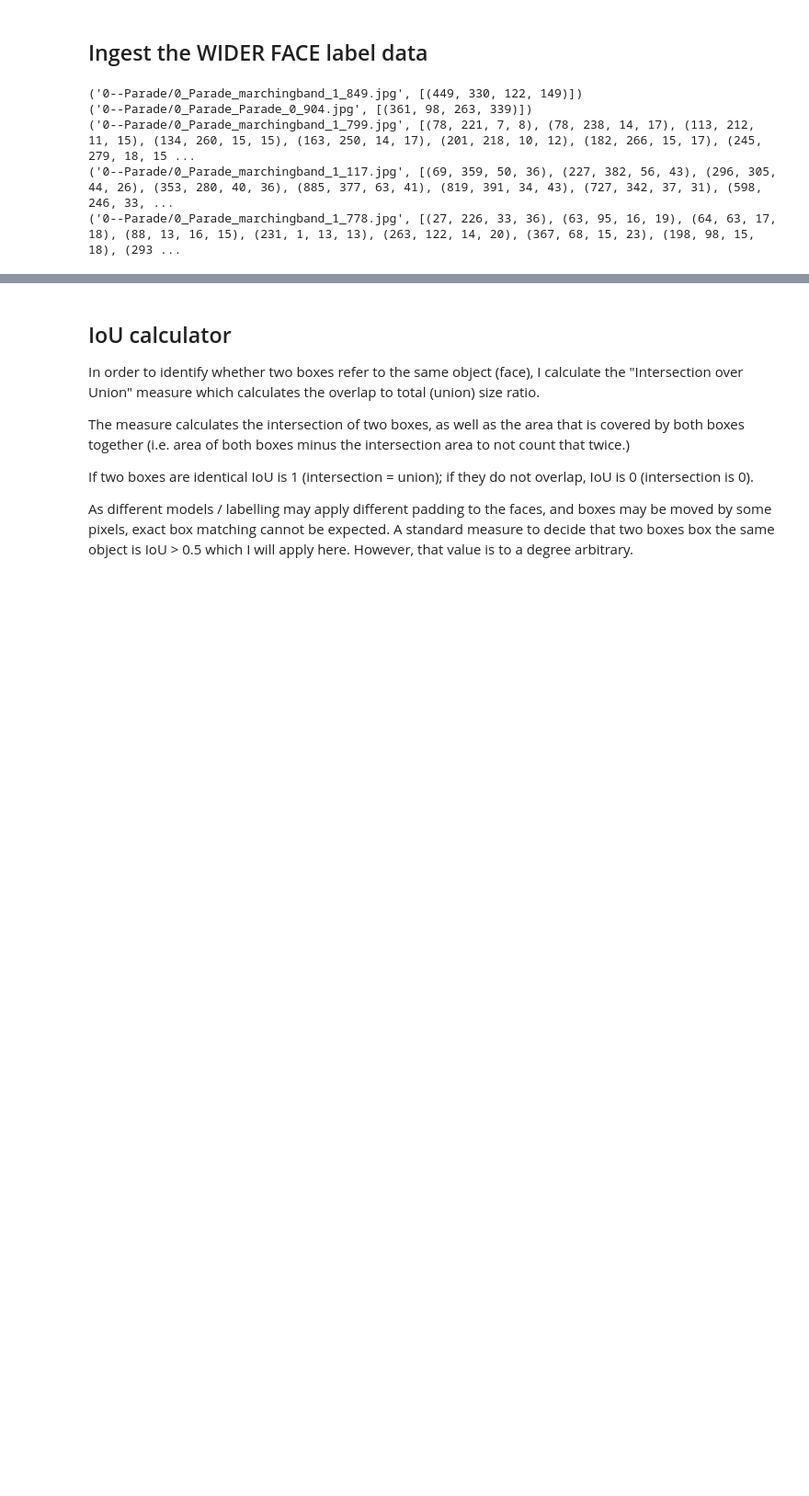
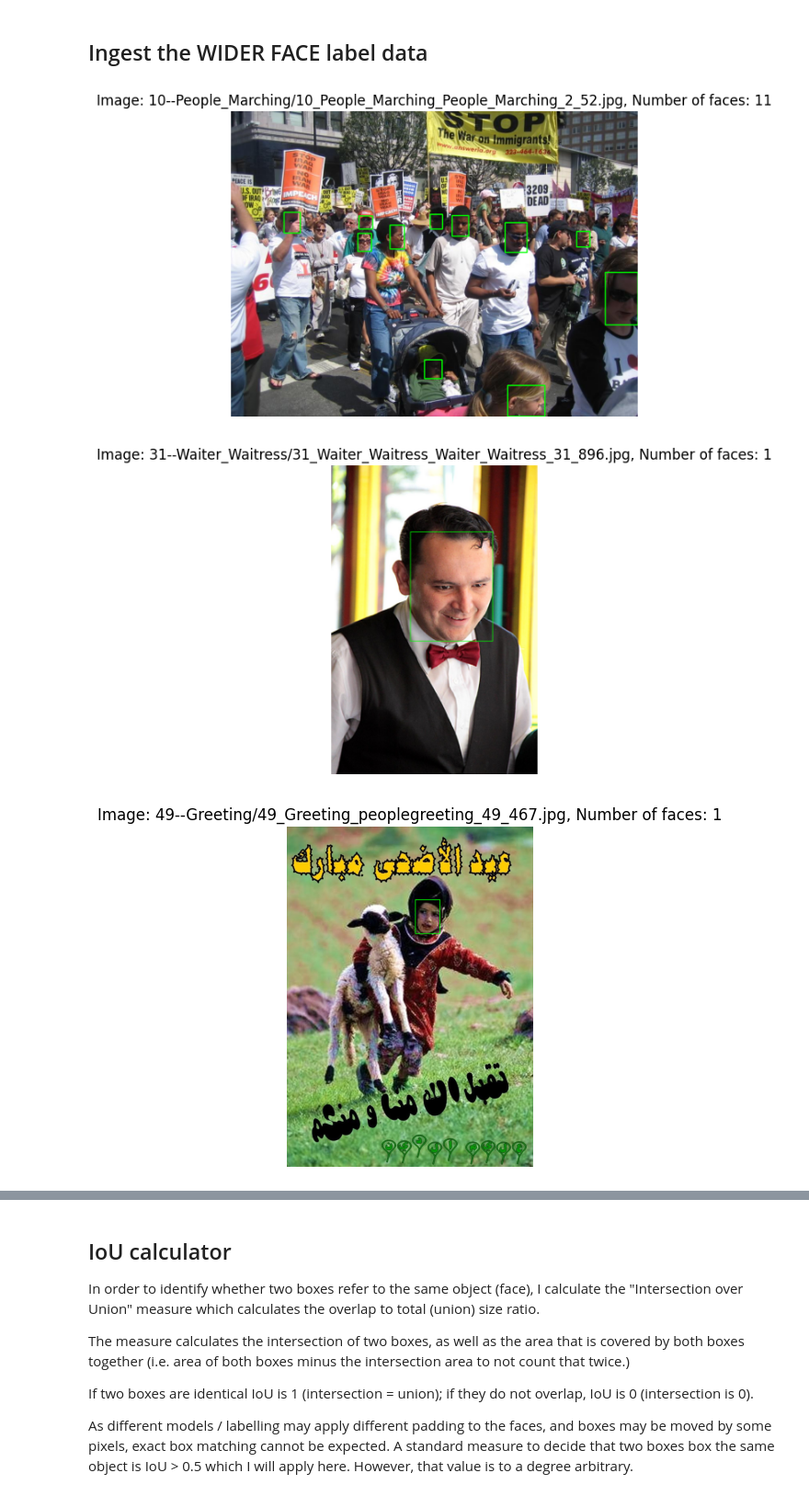
Before and after one commit to SailorJens/CV_Uni_Module, a Jupyter notebook: Final_Assessment_JensSegler.ipynb, the cells around one changed output, grey strips where cells are left out. Shown at 92% size. Drawn from its saved outputs; the diff is of its cells as text; code cells hidden in the pictures; blank space fills up the shorter version.

```diff
--- a/Final_Assessment_JensSegler.ipynb
+++ b/Final_Assessment_JensSegler.ipynb
@@ -20,10 +20,13 @@ I will measure the quality of the approaches with the WIDER FACE dataset.
 # - There are additional values on each box line, but we will ignore them for this task.
 # - An image with 0 faces is followed by one row of 0 0 0 0
 
-images = []
 
-path_to_file = "data/wider_face_split/wider_face_train_bbx_gt.txt"
-with open(path_to_file, "r") as f:
+PATH_TO_FILE = "data/wider_face_split/wider_face_train_bbx_gt.txt"
+MIN_FACE_SIZE = 30  # Minimum width and height of faces to consider
+
+image_data = []
+
+with open(PATH_TO_FILE, "r") as f:
     line = f.readline()
     # Stop when no more lines to read
     while line:
@@ -37,23 +40,47 @@ with open(path_to_file, "r") as f:
         for _ in range(num_faces):
             face_info = f.readline().strip().split()
             x, y, w, h = map(int, face_info[:4])
-            faces.append((x, y, w, h))
+            # Only append faces that are bigger than 30x30 pixels
+            if w >= MIN_FACE_SIZE and h >= MIN_FACE_SIZE:
+                faces.append((x, y, w, h))
         # Handling the case of 0 faces: Ignore the next line which contains "0 0 0 0"
         if num_faces == 0:
             line = f.readline()
         # Add image data to the list
-        images.append((image_path, faces))
+        image_data.append((image_path, faces))
         # Read the next image path for the next iteration (or to end the loop)
         line = f.readline()
 
+
 # the format of each entry is (image_path, [(x1, y1, w1, h1), (x2, y2, w2, h2), ...])
 # hence, number of faces in the image can be obtained by len(faces) for each entry, e.g., len(images[0][1]) gives the number of faces in the first image
-# print the first 5 images and their faces for validation
-for image in images[:5]:
-    print(image)
-# %% [output]
-('0--Parade/0_Parade_marchingband_1_849.jpg', [(449, 330, 122, 149)])
-('0--Parade/0_Parade_Parade_0_904.jpg', [(361, 98, 263, 339)])
-('0--Parade/0_Parade_marchingband_1_799.jpg', [(78, 221, 7, 8), (78, 238, 14, 17), (113, 212, 11, 15), (134, 260, 15, 15), (163, 250, 14, 17), (201, 218, 10, 12), (182, 266, 15, 17), (245, 279, 18, 15 ...
-('0--Parade/0_Parade_marchingband_1_117.jpg', [(69, 359, 50, 36), (227, 382, 56, 43), (296, 305, 44, 26), (353, 280, 40, 36), (885, 377, 63, 41), (819, 391, 34, 43), (727, 342, 37, 31), (598, 246, 33, ...
-('0--Parade/0_Parade_marchingband_1_778.jpg', [(27, 226, 33, 36), (63, 95, 16, 19), (64, 63, 17, 18), (88, 13, 16, 15), (231, 1, 13, 13), (263, 122, 14, 20), (367, 68, 15, 23), (198, 98, 15, 18), (293 ...
+# %%
+# Get a random sample of 100 images from the dataset
+import random
+SAMPLE_SIZE = 100
+random.seed(57)
+sampled_images = random.sample(image_data, SAMPLE_SIZE)
+# %%
+# Display the first 5 images and their corresponding bounding boxes
+import cv2
+import matplotlib.pyplot as plt
+
+BASE_DIR = "data/wider_train/images/"
+
+def draw_boxes(image, boxes):
+    for (x, y, w, h) in boxes:
+        cv2.rectangle(image, (x, y), (x + w, y + h), (0, 255, 0), 2)
+    return image
+
+for i in range(5):
+    image_path, boxes = sampled_images[i]
+    img = cv2.imread(BASE_DIR + image_path)
+    img_with_boxes = draw_boxes(img, boxes)
+    plt.imshow(cv2.cvtColor(img_with_boxes, cv2.COLOR_BGR2RGB))
+    plt.title(f"Image: {image_path}, Number of faces: {len(boxes)}")
+    plt.axis('off')
+    plt.show()
+# %% [output]
+[figure, added]
+[figure, added]
+[figure, added]
```
Also changed, not shown: parts of 7 cells of this notebook.
